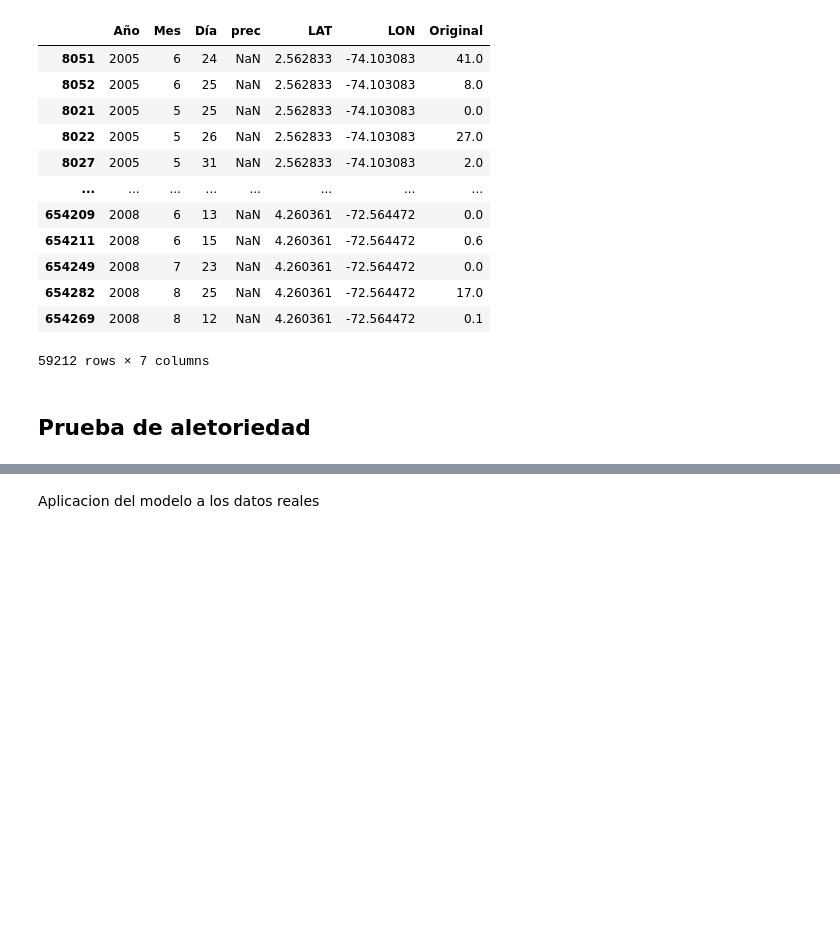
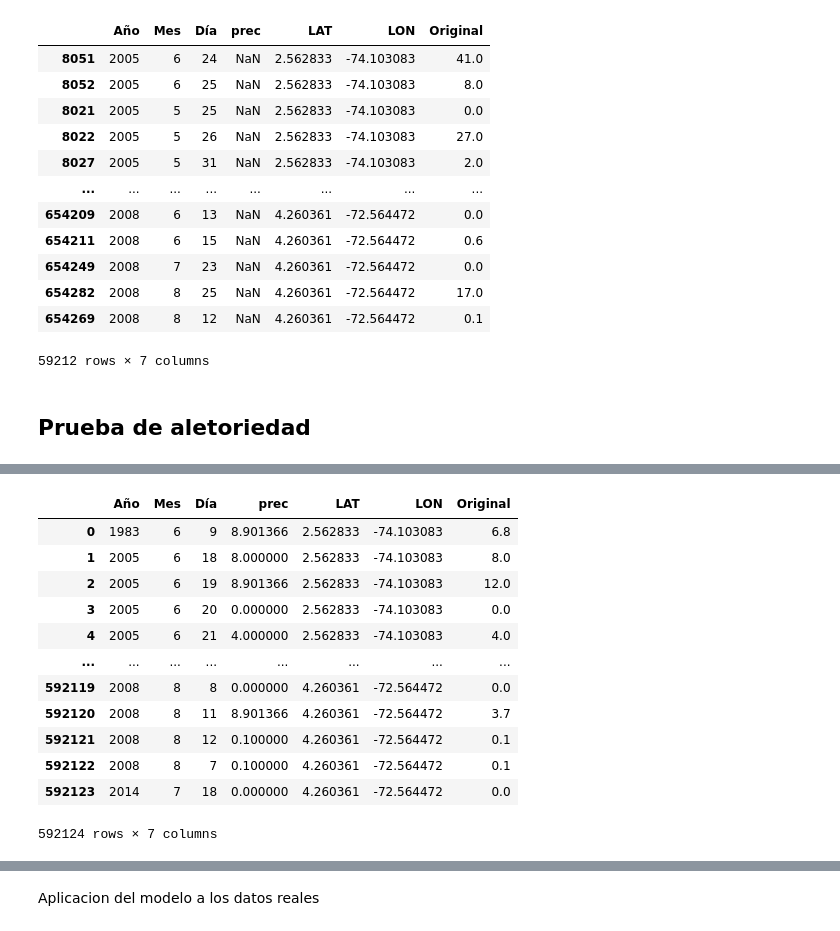
Before and after one commit to Ronaldoh99/Proyecto_mod_precipitacion, a Jupyter notebook: Codigos de Python/NoteNook_model_KNN.ipynb, the cells around one changed output, grey strips where cells are left out. Cells and saved outputs as stored; diff of their text form; code cells hidden in the pictures; blank space fills up the shorter version.

```diff
--- a/Codigos de Python/NoteNook_model_KNN.ipynb
+++ b/Codigos de Python/NoteNook_model_KNN.ipynb
@@ -558,0 +900,16 @@ AttributeError: module 'missingno' has no attribute 'mcar_test'
+# %%
+merged_data
+# %% [output]
+|  | Año | Mes | Día | prec | LAT | LON | Original |
+| 0 | 1983 | 6 | 9 | 8.901366 | 2.562833 | -74.103083 | 6.8 |
+| 1 | 2005 | 6 | 18 | 8.000000 | 2.562833 | -74.103083 | 8.0 |
+| 2 | 2005 | 6 | 19 | 8.901366 | 2.562833 | -74.103083 | 12.0 |
+| 3 | 2005 | 6 | 20 | 0.000000 | 2.562833 | -74.103083 | 0.0 |
+| 4 | 2005 | 6 | 21 | 4.000000 | 2.562833 | -74.103083 | 4.0 |
+| ... | ... | ... | ... | ... | ... | ... | ... |
+| 592119 | 2008 | 8 | 8 | 0.000000 | 4.260361 | -72.564472 | 0.0 |
+| 592120 | 2008 | 8 | 11 | 8.901366 | 4.260361 | -72.564472 | 3.7 |
+| 592121 | 2008 | 8 | 12 | 0.100000 | 4.260361 | -72.564472 | 0.1 |
+| 592122 | 2008 | 8 | 7 | 0.100000 | 4.260361 | -72.564472 | 0.1 |
+| 592123 | 2014 | 7 | 18 | 0.000000 | 4.260361 | -72.564472 | 0.0 |
+592124 rows × 7 columns
```
Also changed, not shown: parts of 87 cells of this notebook, 4 other files.
